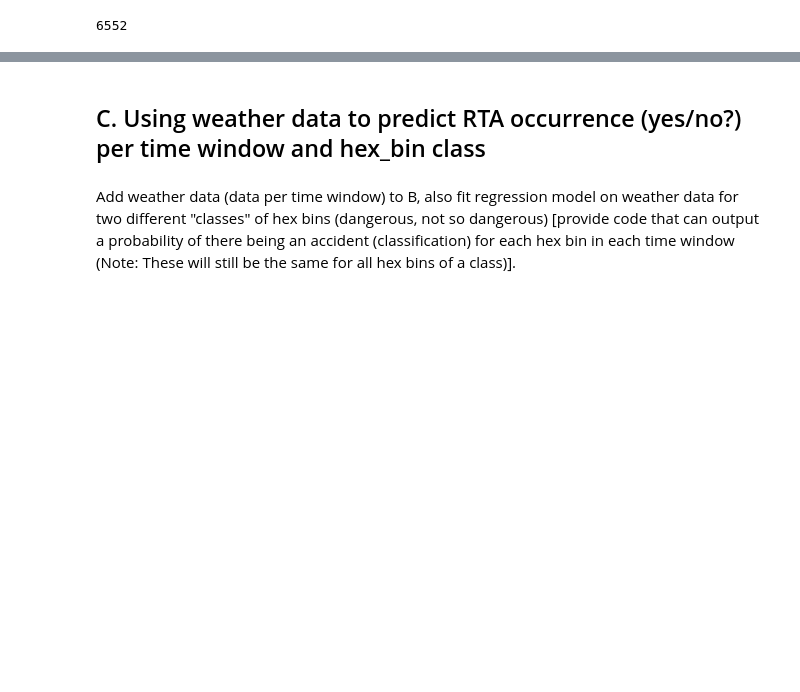
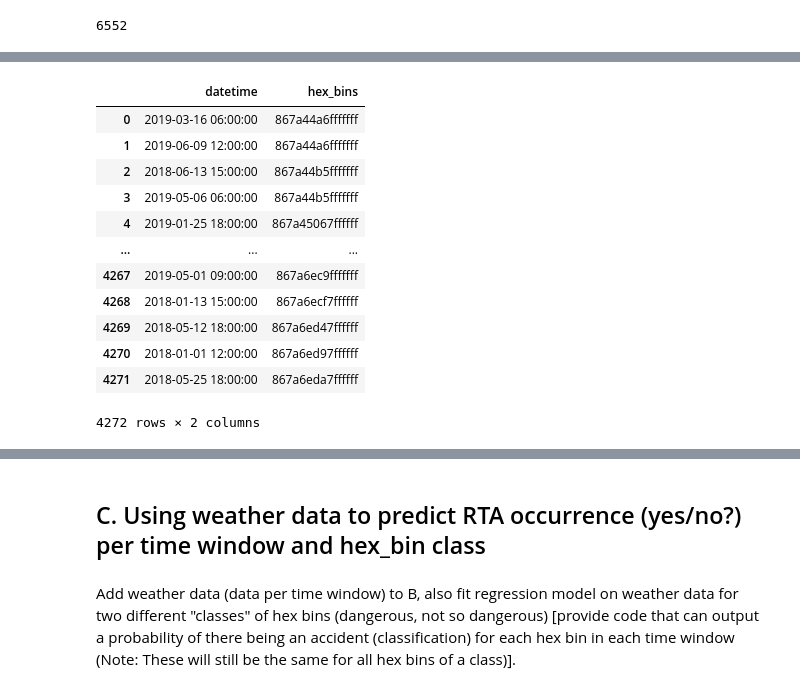
Before and after one commit to AndOleAnd/Capstone_N_A_P, a Jupyter notebook: Notebooks/Prediction_Output.ipynb, the cells around one changed output, grey strips where cells are left out. Cells and saved outputs as stored; diff of their text form; code cells hidden in the pictures; blank space fills up the shorter version.

```diff
--- a/Notebooks/Prediction_Output.ipynb
+++ b/Notebooks/Prediction_Output.ipynb
@@ -378,0 +423,23 @@ file created ../Inputs/predictions_freq_h3_filtered.csv
+# %%
+df_freq_filtered_formatted = df_freq_filtered_formatted.drop(["time_window_key", "time_window",
+                                                              "cluster", "RTA_freq", "RTA", "time_window_str",
+                                                             "day", "month", "year", "weekday"], axis=1)
+df_freq_filtered_formatted = df_freq_filtered_formatted.reset_index()
+# %%
+df_freq_filtered_formatted.drop("index", axis=1, inplace=True)
+# %%
+df_freq_filtered_formatted
+# %% [output]
+|  | datetime | hex_bins |
+| 0 | 2019-03-16 06:00:00 | 867a44a6fffffff |
+| 1 | 2019-06-09 12:00:00 | 867a44a6fffffff |
+| 2 | 2018-06-13 15:00:00 | 867a44b5fffffff |
+| 3 | 2019-05-06 06:00:00 | 867a44b5fffffff |
+| 4 | 2019-01-25 18:00:00 | 867a45067ffffff |
+| ... | ... | ... |
+| 4267 | 2019-05-01 09:00:00 | 867a6ec9fffffff |
+| 4268 | 2018-01-13 15:00:00 | 867a6ecf7ffffff |
+| 4269 | 2018-05-12 18:00:00 | 867a6ed47ffffff |
+| 4270 | 2018-01-01 12:00:00 | 867a6ed97ffffff |
+| 4271 | 2018-05-25 18:00:00 | 867a6eda7ffffff |
+4272 rows × 2 columns
```
Also changed, not shown: parts of 36 cells of this notebook.
